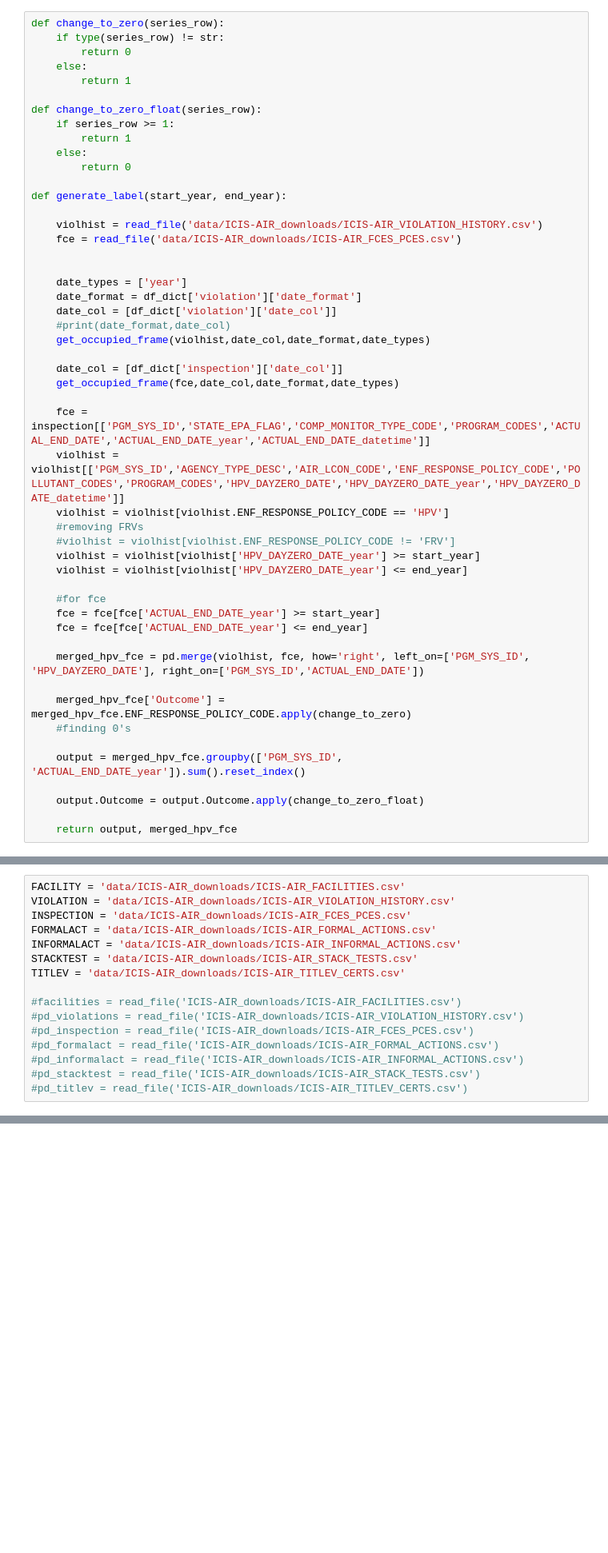
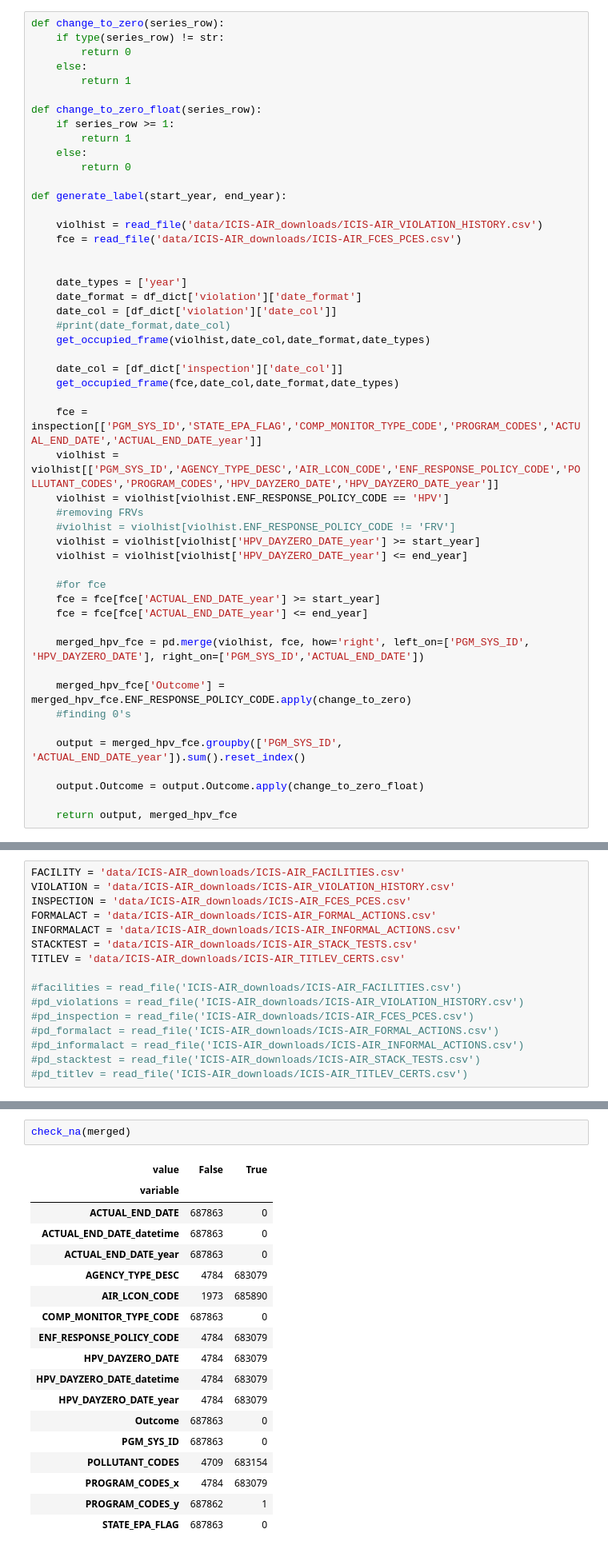
Before and after one commit to Aycrazy/ML_Project, a Jupyter notebook: ICIS-Output&Features.ipynb, the cells around one changed output, grey strips where cells are left out. Shown: that part at 80% size. Drawn from its saved outputs; the diff is of its cells as text; blank space fills up the shorter version.

```diff
--- a/ICIS-Output&Features.ipynb
+++ b/ICIS-Output&Features.ipynb
@@ -102,8 +76,8 @@ def generate_label(start_year, end_year):
     date_col = [df_dict['inspection']['date_col']]
     get_occupied_frame(fce,date_col,date_format,date_types)
 
-    fce = inspection[['PGM_SYS_ID','STATE_EPA_FLAG','COMP_MONITOR_TYPE_CODE','PROGRAM_CODES','ACTUAL_END_DATE','ACTUAL_END_DATE_year','ACTUAL_END_DATE_datetime']]
-    violhist = violhist[['PGM_SYS_ID','AGENCY_TYPE_DESC','AIR_LCON_CODE','ENF_RESPONSE_POLICY_CODE','POLLUTANT_CODES','PROGRAM_CODES','HPV_DAYZERO_DATE','HPV_DAYZERO_DATE_year','HPV_DAYZERO_DATE_datetime']]
+    fce = inspection[['PGM_SYS_ID','STATE_EPA_FLAG','COMP_MONITOR_TYPE_CODE','PROGRAM_CODES','ACTUAL_END_DATE','ACTUAL_END_DATE_year']]
+    violhist = violhist[['PGM_SYS_ID','AGENCY_TYPE_DESC','AIR_LCON_CODE','ENF_RESPONSE_POLICY_CODE','POLLUTANT_CODES','PROGRAM_CODES','HPV_DAYZERO_DATE','HPV_DAYZERO_DATE_year']]
     violhist = violhist[violhist.ENF_RESPONSE_POLICY_CODE == 'HPV']
     #removing FRVs
     #violhist = violhist[violhist.ENF_RESPONSE_POLICY_CODE != 'FRV']
@@ -233,0 +250,21 @@ feat.shape
+# %%
+check_na(merged)
+# %% [output]
+| value | False | True |
+| variable |  |  |
+| ACTUAL_END_DATE | 687863 | 0 |
+| ACTUAL_END_DATE_datetime | 687863 | 0 |
+| ACTUAL_END_DATE_year | 687863 | 0 |
+| AGENCY_TYPE_DESC | 4784 | 683079 |
+| AIR_LCON_CODE | 1973 | 685890 |
+| COMP_MONITOR_TYPE_CODE | 687863 | 0 |
+| ENF_RESPONSE_POLICY_CODE | 4784 | 683079 |
+| HPV_DAYZERO_DATE | 4784 | 683079 |
+| HPV_DAYZERO_DATE_datetime | 4784 | 683079 |
+| HPV_DAYZERO_DATE_year | 4784 | 683079 |
+| Outcome | 687863 | 0 |
+| PGM_SYS_ID | 687863 | 0 |
+| POLLUTANT_CODES | 4709 | 683154 |
+| PROGRAM_CODES_x | 4784 | 683079 |
+| PROGRAM_CODES_y | 687862 | 1 |
+| STATE_EPA_FLAG | 687863 | 0 |
```
Also changed, not shown: parts of 20 cells of this notebook, 3 other files.
